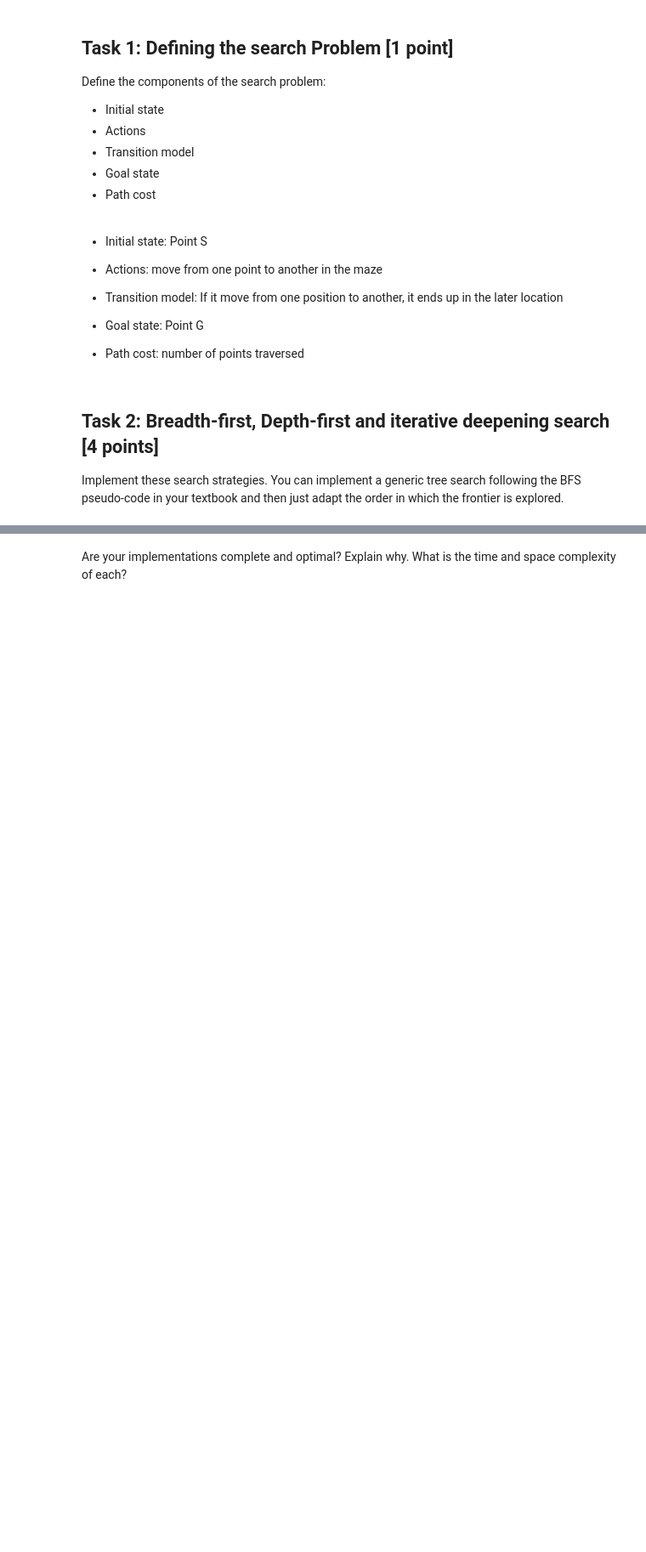
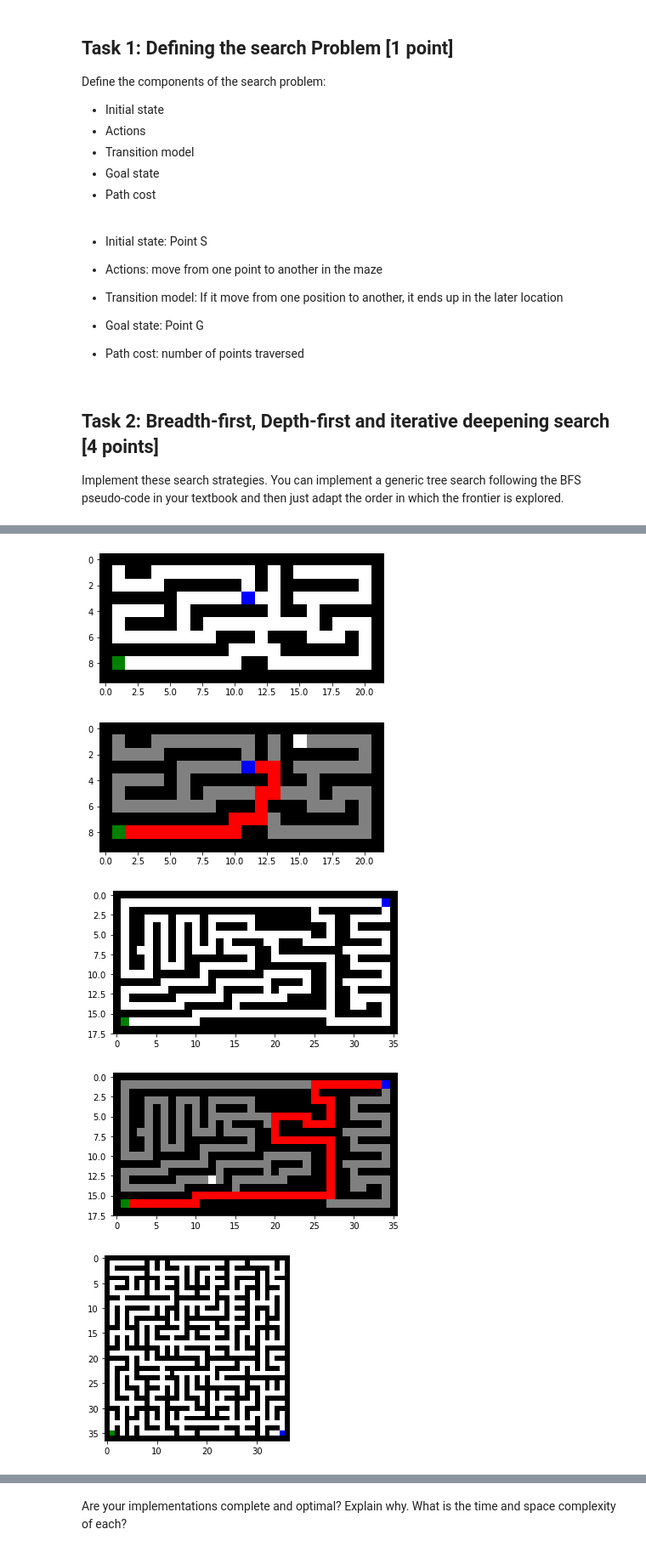
Before and after one commit to Meanings11/CS7320-AI, a Jupyter notebook: Search/Maze.ipynb, the cells around one changed output, grey strips where cells are left out. Shown at 85% size. Saved outputs shown, nothing was run; the diff lists cells and outputs as text; code cells hidden in the pictures; blank space fills up the shorter version.

```diff
--- a/Search/Maze.ipynb
+++ b/Search/Maze.ipynb
@@ -259,0 +263,17 @@ showPath(maze, output["path"], output["reached"])
+# %%
+def run_maze(method):
+    for type in ['small', 'medium', 'large', 'empty','open','loops']:
+        f = open(f"{type}_maze.txt", "r")
+        maze_str = f.read()
+        maze = parse_maze(maze_str)
+        show_maze(maze)
+        output = mazeSolver(maze,mode=method)
+        showPath(maze, output["path"], output["reached"])
+# %%
+run_maze("BFS")
+# %% [output]
+[figure, added]
+[figure, added]
+[figure, added]
+[figure, added]
+[figure, added]
```
Also changed, not shown: parts of 13 cells of this notebook.
